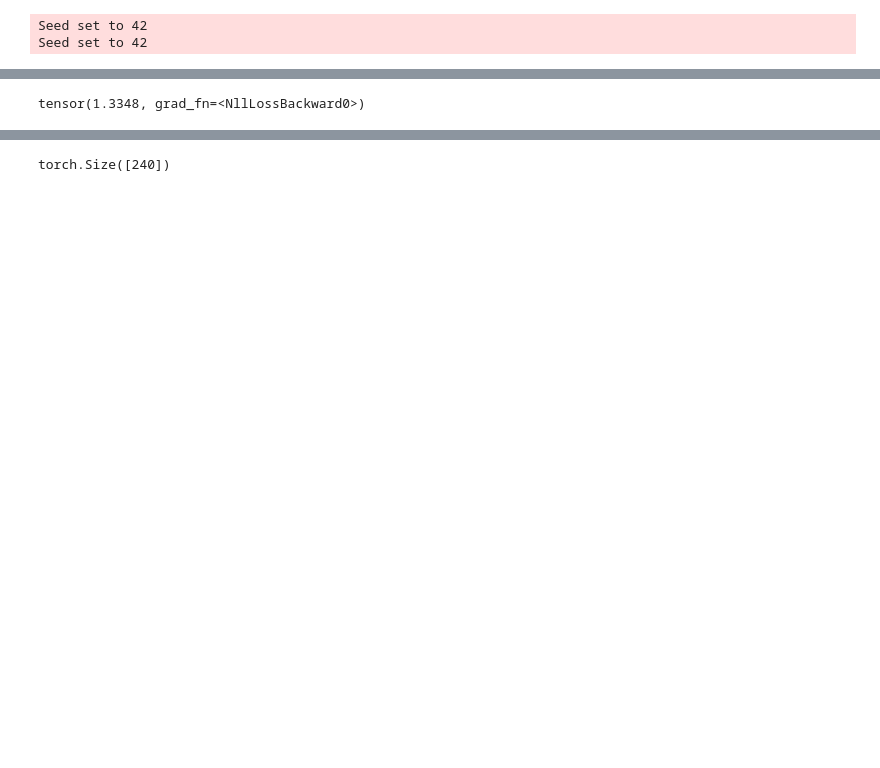
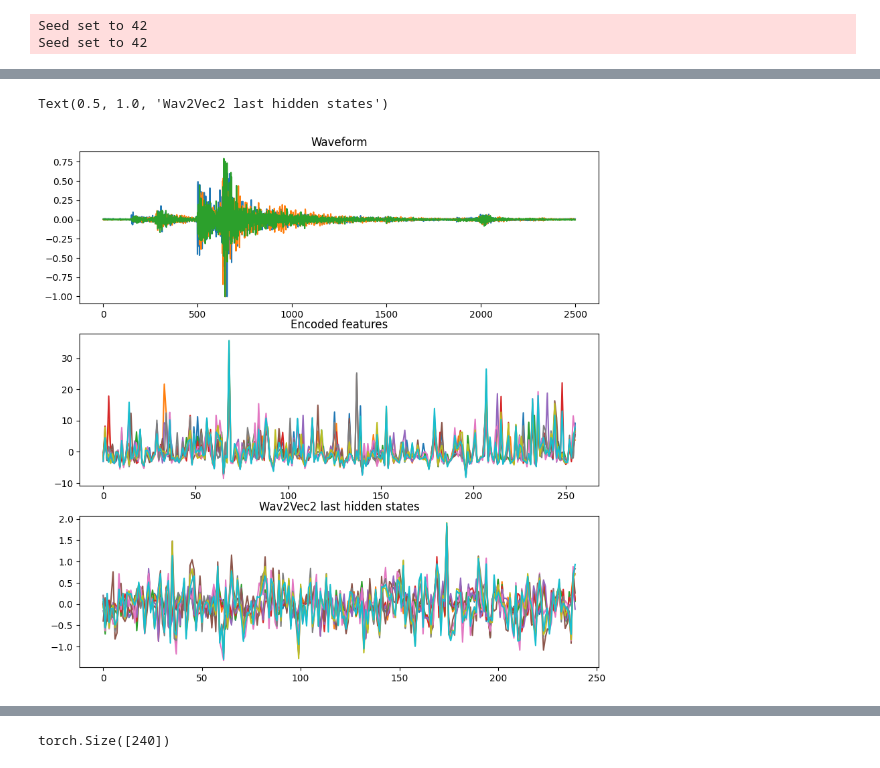
Before and after one commit to liutianlin0121/seisLM, a Jupyter notebook: notebooks/foreshock--aftershock/comparing_models_at_init.ipynb, the cells around one changed output, grey strips where cells are left out. Saved outputs shown, nothing was run; the diff lists cells and outputs as text; code cells hidden in the pictures; blank space fills up the shorter version.

```diff
--- a/notebooks/foreshock--aftershock/comparing_models_at_init.ipynb
+++ b/notebooks/foreshock--aftershock/comparing_models_at_init.ipynb
@@ -101,7 +113,22 @@ model = models[key]
 logits = models[key](waveforms)
 loss = torch.nn.functional.cross_entropy(logits, labels)
 predicted_labels = torch.argmax(logits, 1)
-# %%
-loss
-# %% [output]
-tensor(1.3348, grad_fn=<NllLossBackward0>)
+# %%
+fig, axes = plt.subplots(3, 1, figsize=(10, 10))
+sample_idx = 0
+num_channels_to_display = 10
+
+with torch.no_grad():
+  wav2vec2_outputs = model.wav2vec2(waveforms)
+
+axes[0].plot(waveforms[0].T)
+axes[0].set_title('Waveform')
+
+axes[1].plot(wav2vec2_outputs.extract_features[0][:num_channels_to_display, :].detach().numpy().T)
+axes[1].set_title('Encoded features')
+
+axes[2].plot(wav2vec2_outputs.last_hidden_state[0][:num_channels_to_display, :].detach().numpy().T)
+axes[2].set_title('Wav2Vec2 last hidden states')
+# %% [output]
+Text(0.5, 1.0, 'Wav2Vec2 last hidden states')
+[figure, added]
```
Also changed, not shown: parts of 11 cells of this notebook, 8 other files.
